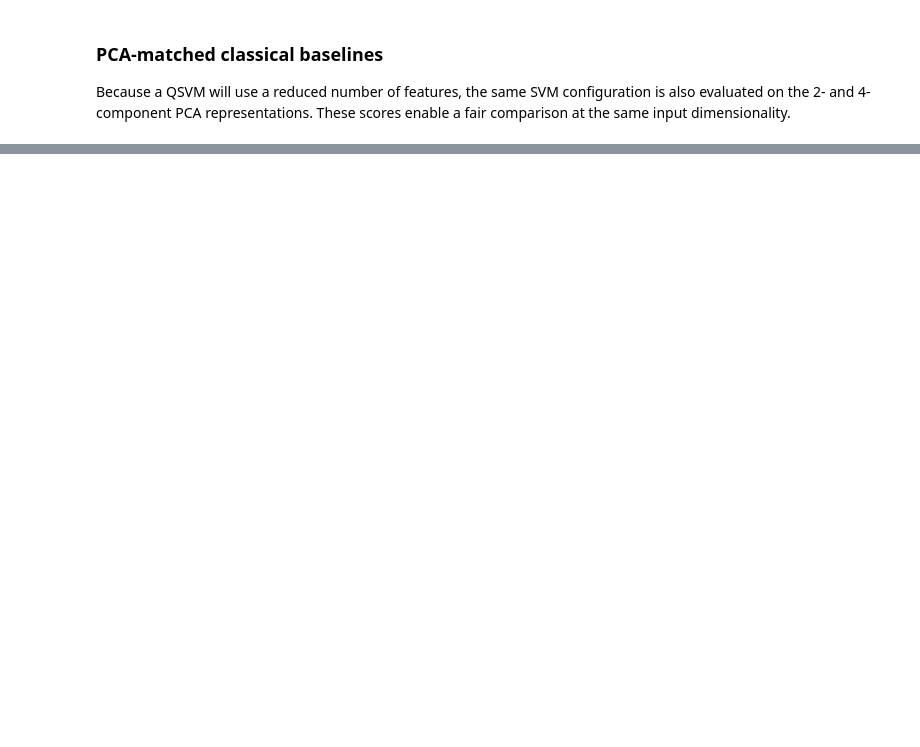
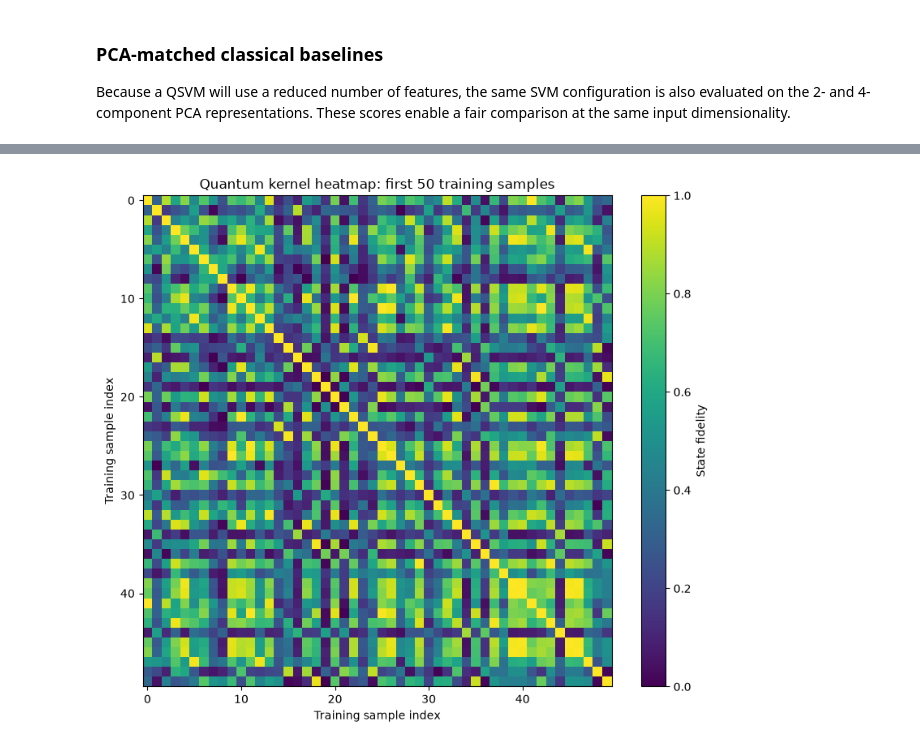
Before and after one commit to SinaQP/SVM-Vs-QSVM, a Jupyter notebook: svm_vs_qsvm_setup.ipynb, the cells around one changed output, grey strips where cells are left out. Saved outputs shown, nothing was run; the diff lists cells and outputs as text; code cells hidden in the pictures; blank space fills up the shorter version.

```diff
--- a/svm_vs_qsvm_setup.ipynb
+++ b/svm_vs_qsvm_setup.ipynb
@@ -345,0 +538,29 @@ classical_svm_benchmark
+# %%
+from qiskit_machine_learning.kernels import FidelityQuantumKernel
+from qiskit_machine_learning.primitives import QMLSampler
+from qiskit_machine_learning.state_fidelities import ComputeUncompute
+
+quantum_sampler = QMLSampler(shots=None, seed=RANDOM_SEED)
+state_fidelity = ComputeUncompute(sampler=quantum_sampler)
+quantum_kernel = FidelityQuantumKernel(
+    feature_map=quantum_feature_map, fidelity=state_fidelity,
+    enforce_psd=True, evaluate_duplicates='off_diagonal',
+    max_circuits_per_job=2048,
+)
+
+start = perf_counter()
+K_train = quantum_kernel.evaluate(
+    x_vec=X_train_quantum_2, y_vec=X_train_quantum_2
+)
+kernel_train_time_seconds = perf_counter() - start
+
+start = perf_counter()
+K_test = quantum_kernel.evaluate(
+    x_vec=X_test_quantum_2, y_vec=X_train_quantum_2
+)
+kernel_test_time_seconds = perf_counter() - start
+kernel_computation_time_seconds = kernel_train_time_seconds + kernel_test_time_seconds
+
+print(f'K_train computation: {kernel_train_time_seconds:.3f} seconds')
+print(f'K_test computation: {kernel_test_time_seconds:.3f} seconds')
+print(f'Total kernel computation: {kernel_computation_time_seconds:.3f} seconds')
@@ -345,0 +644,15 @@ classical_svm_benchmark
+# %%
+kernel_subset_size = min(50, K_train.shape[0])
+fig, ax = plt.subplots(figsize=(8, 7))
+image = ax.imshow(
+    K_train[:kernel_subset_size, :kernel_subset_size],
+    cmap='viridis', vmin=0, vmax=1, aspect='auto',
+)
+ax.set_title(f'Quantum kernel heatmap: first {kernel_subset_size} training samples')
+ax.set_xlabel('Training sample index')
+ax.set_ylabel('Training sample index')
+fig.colorbar(image, ax=ax, label='State fidelity')
+plt.tight_layout()
+plt.show()
+# %% [output]
+[figure, added]
```
Also changed, not shown: parts of 81 cells of this notebook, 11 other files.
